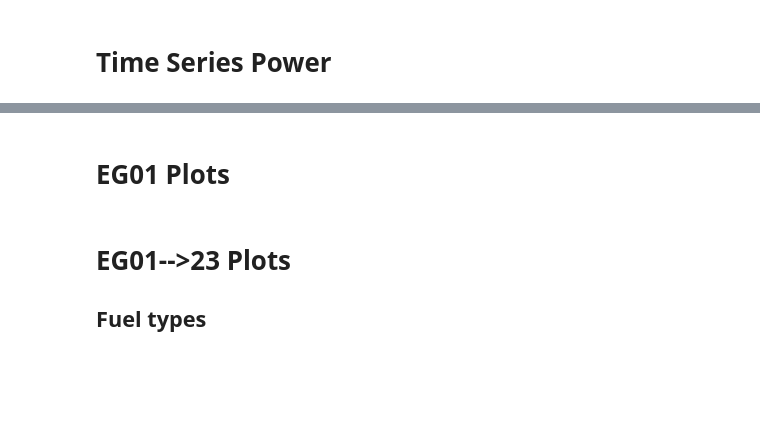
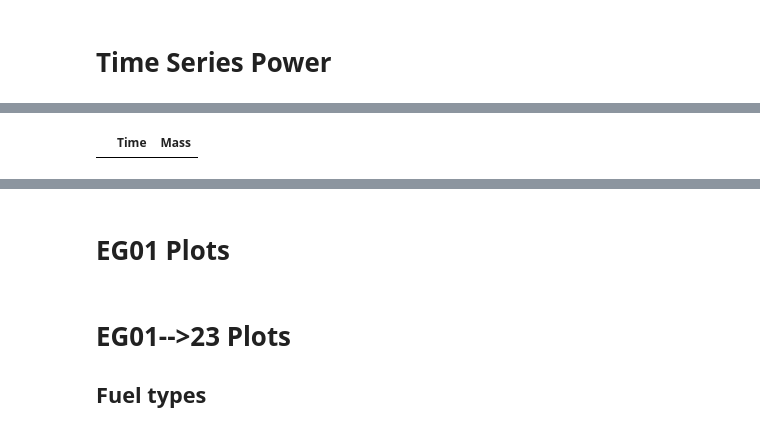
Before and after one commit to bam241/opra_sims, a Jupyter notebook: analysis/analysis.ipynb, the cells around one changed output, grey strips where cells are left out. Saved outputs shown, nothing was run; the diff lists cells and outputs as text; code cells hidden in the pictures; blank space fills up the shorter version.

```diff
--- a/analysis/analysis.ipynb
+++ b/analysis/analysis.ipynb
@@ -69,0 +75,8 @@ print(df_tspower[df_tspower['Year'] == 15])
+# %%
+df_u232 = cymetric.filters.transactions_nuc(ev, nucs=['922320000'], receivers=['LWR'])
+df_u232 = df_u232[['Time', 'Mass']].groupby(['Time']).sum().reset_index()
+time = ev.eval('TimeList')
+df = cymetric.tools.add_missing_time_step(df_u232, time)
+df[df['Mass']>0]
+# %% [output]
+|  | Time | Mass |
```
Also changed, not shown: parts of 8 cells of this notebook, 5 other files.
